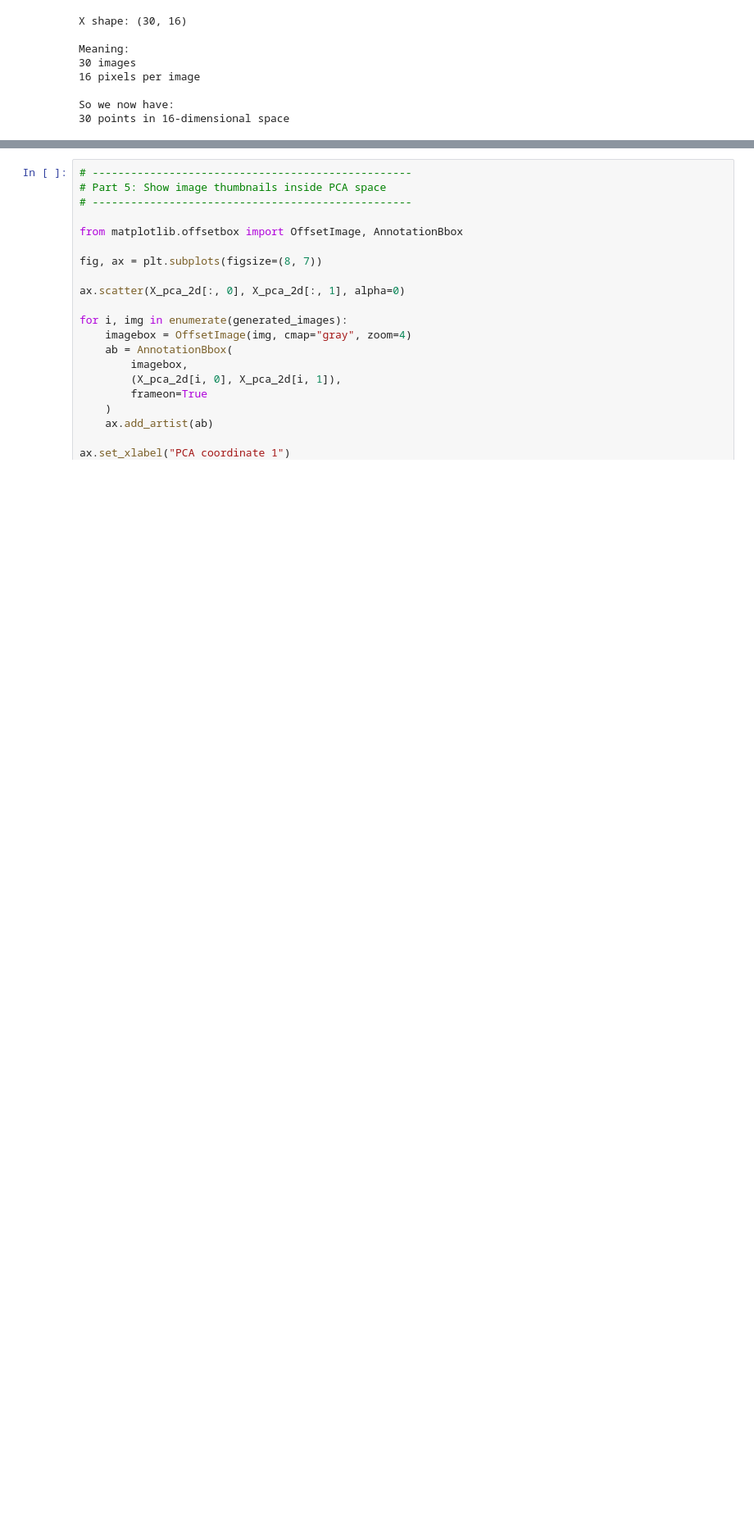
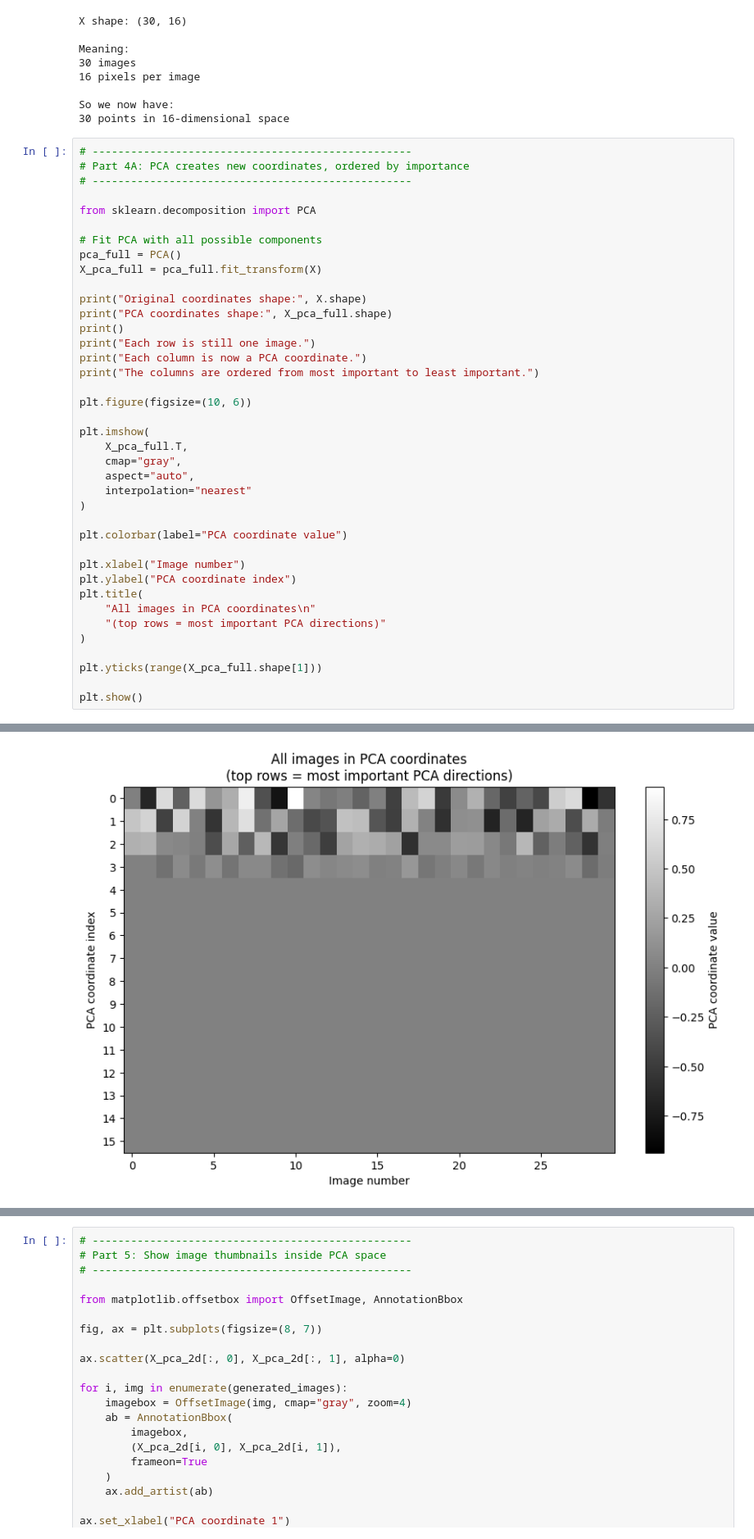
Before and after one commit to AssafR/gd-secret-api, a Jupyter notebook: pca_8x8.ipynb, the cells around one changed output, grey strips where cells are left out. Shown at 82% size. Cells and saved outputs as stored; diff of their text form; blank space fills up the shorter version.

```diff
--- a/pca_8x8.ipynb
+++ b/pca_8x8.ipynb
@@ -300,3 +301,43 @@ Meaning:
 
 So we now have:
 30 points in 16-dimensional space
+# %%
+# --------------------------------------------------
+# Part 4A: PCA creates new coordinates, ordered by importance
+# --------------------------------------------------
+
+from sklearn.decomposition import PCA
+
+# Fit PCA with all possible components
+pca_full = PCA()
+X_pca_full = pca_full.fit_transform(X)
+
+print("Original coordinates shape:", X.shape)
+print("PCA coordinates shape:", X_pca_full.shape)
+print()
+print("Each row is still one image.")
+print("Each column is now a PCA coordinate.")
+print("The columns are ordered from most important to least important.")
+
+plt.figure(figsize=(10, 6))
+
+plt.imshow(
+    X_pca_full.T,
+    cmap="gray",
+    aspect="auto",
+    interpolation="nearest"
+)
+
+plt.colorbar(label="PCA coordinate value")
+
+plt.xlabel("Image number")
+plt.ylabel("PCA coordinate index")
+plt.title(
+    "All images in PCA coordinates\n"
+    "(top rows = most important PCA directions)"
+)
+
+plt.yticks(range(X_pca_full.shape[1]))
+
+plt.show()
+# %% [output]
@@ -302,0 +350 @@ So we now have:
+[figure, added]
```
Also changed, not shown: parts of 12 cells of this notebook, 3 other files.
